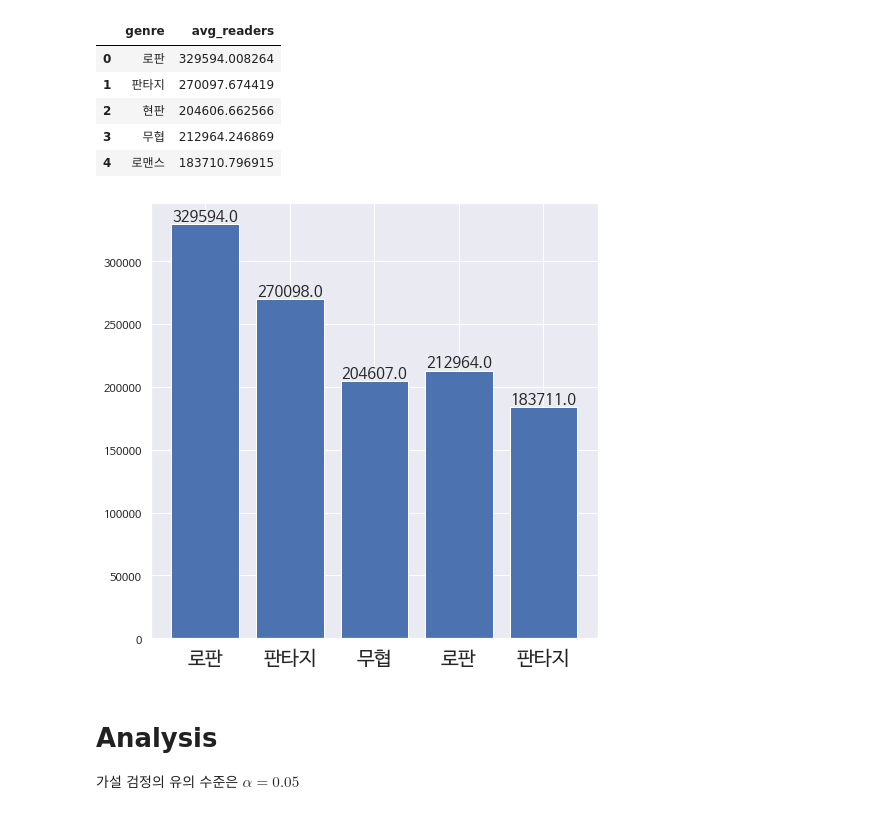
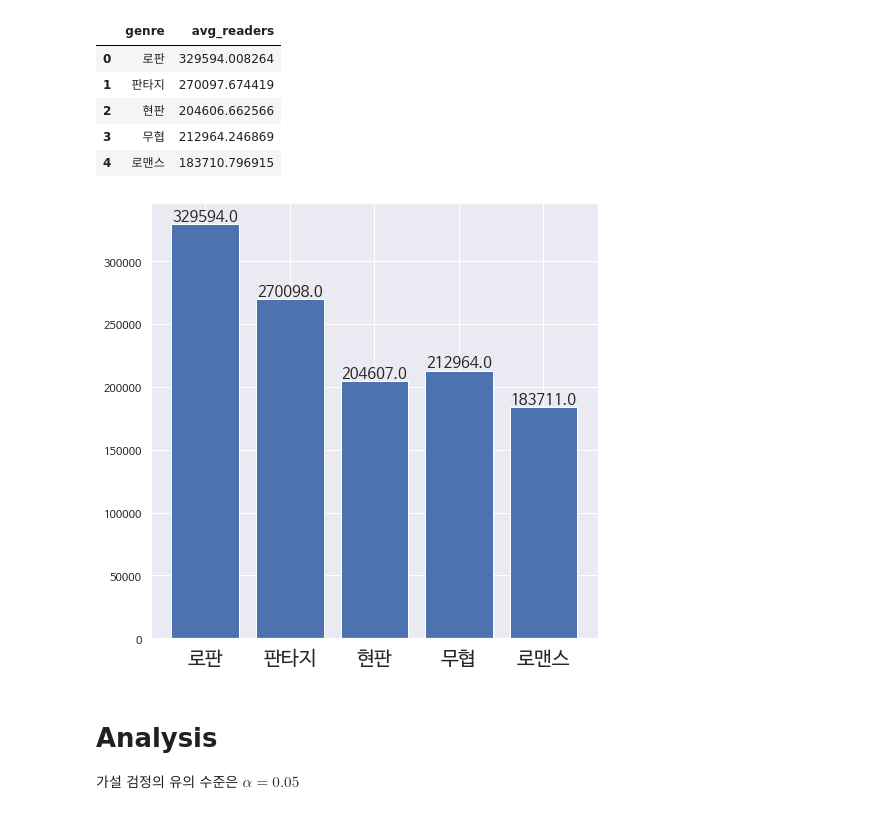
Before and after one commit to honeyd3wy/quill-helper, a Jupyter notebook: Data_Analysis.ipynb, the cells around one changed output. Cells and saved outputs as stored; diff of their text form; code cells hidden in the pictures.

Commit message:
graph modified

```diff
--- a/Data_Analysis.ipynb
+++ b/Data_Analysis.ipynb
@@ -159,22 +164,22 @@ sns.set_theme()
 # %%
 fig, axes = plt.subplots(figsize=(8,8))
 
 plt.bar(range(len(chart_df)),
         chart_df["avg_readers"])
 plt.rc('font', family='NanumBarunGothic')
 
 axes.set_xticks(range(len(chart_df)))
-axes.set_xticklabels(df.genre, fontsize=20)
+axes.set_xticklabels(chart_df.genre, fontsize=20)
 
 for i, v in enumerate([0, 1, 2, 3, 4]):
     plt.text(v, chart_df["avg_readers"][i].round(), chart_df["avg_readers"][i].round(),
              fontsize = 15,
              horizontalalignment='center',
              verticalalignment='bottom')
 
 plt.show();
 # %% [output]
-[figure, old version]
+[figure, new version]
 # %% [markdown]
 # Analysis
 
```
Also changed, not shown: parts of 2 cells of this notebook.
